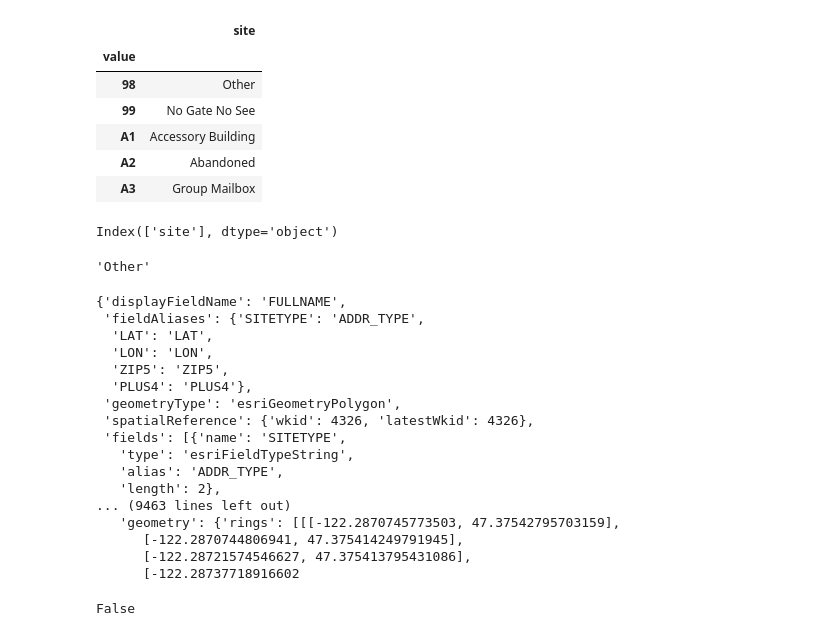
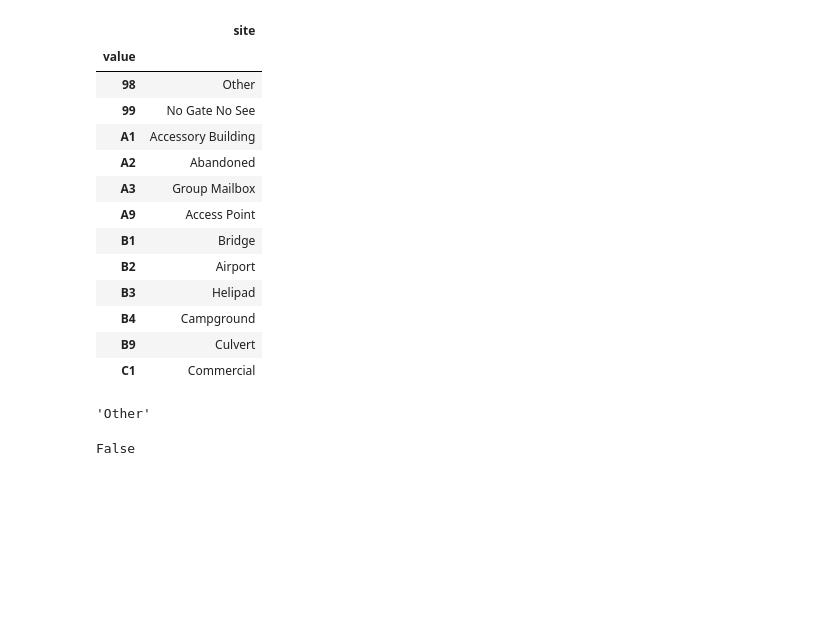
Before and after one commit to Maltanno/Phase2_Project, a Jupyter notebook: Data_Acquisition.ipynb, the cells around one changed output. Drawn from its saved outputs; the diff is of its cells as text; code cells hidden in the pictures; blank space fills up the shorter version.

```diff
--- a/Data_Acquisition.ipynb
+++ b/Data_Acquisition.ipynb
@@ -14,18 +21,21 @@ import pickle
 # %%
 lookup = pd.read_csv('data/sitetype_lookup.csv', index_col='value')
-lookup.head()
+lookup.head(12)
 # %% [output]
 |  | site |
 | value |  |
 | 98 | Other |
 | 99 | No Gate No See |
 | A1 | Accessory Building |
 | A2 | Abandoned |
 | A3 | Group Mailbox |
+| A9 | Access Point |
+| B1 | Bridge |
+| B2 | Airport |
+| B3 | Helipad |
+| B4 | Campground |
+| B9 | Culvert |
+| C1 | Commercial |
-# %%
-lookup.columns
-# %% [output]
-Index(['site'], dtype='object')
 # %%
 lookup.loc['98','site']
 # %% [output]
@@ -34,25 +44,6 @@ lookup.loc['98','site']
 resp = requests.get("https://gisdata.kingcounty.gov/arcgis/rest/services/OpenDataPortal/property__parcel_address_area/MapServer/1722/query?where=SITETYPE%20%3D%20'R1'&outFields=SITETYPE,LAT,LON,ZIP5,PLUS4&outSR=4326&f=json")
 # %%
 x = json.loads(resp.text)
-x
-# %% [output]
-{'displayFieldName': 'FULLNAME',
- 'fieldAliases': {'SITETYPE': 'ADDR_TYPE',
-  'LAT': 'LAT',
-  'LON': 'LON',
-  'ZIP5': 'ZIP5',
-  'PLUS4': 'PLUS4'},
- 'geometryType': 'esriGeometryPolygon',
- 'spatialReference': {'wkid': 4326, 'latestWkid': 4326},
- 'fields': [{'name': 'SITETYPE',
-   'type': 'esriFieldTypeString',
-   'alias': 'ADDR_TYPE',
-   'length': 2},
-... (9463 lines left out)
-   'geometry': {'rings': [[[-122.2870745773503, 47.37542795703159],
-      [-122.2870744806941, 47.375414249791945],
-      [-122.28721574546627, 47.375413795431086],
-      [-122.28737718916602
 # %%
 'exceededTransferLimit' not in x
 # %% [output]
```
Also changed, not shown: parts of 15 cells of this notebook, 7 other files.
